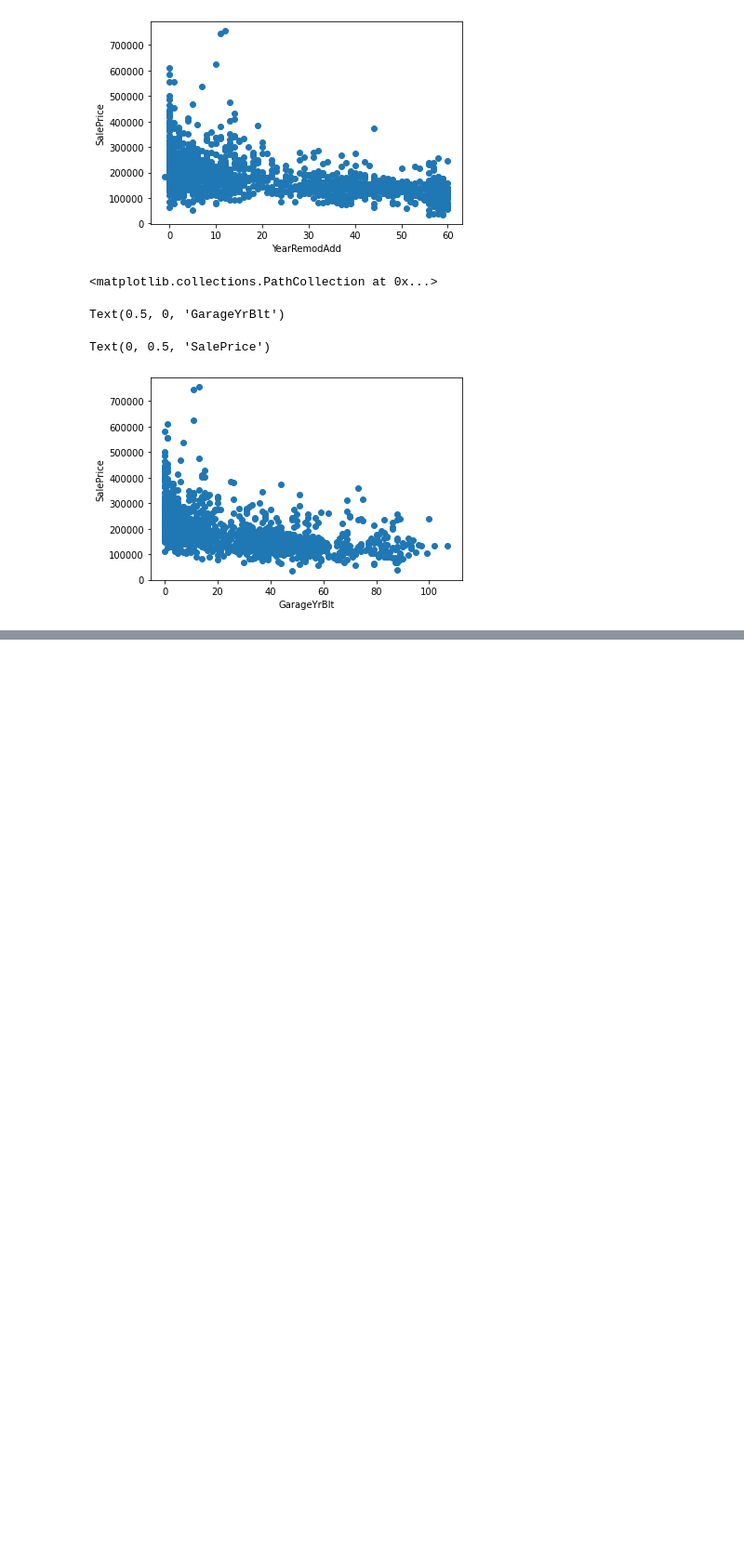
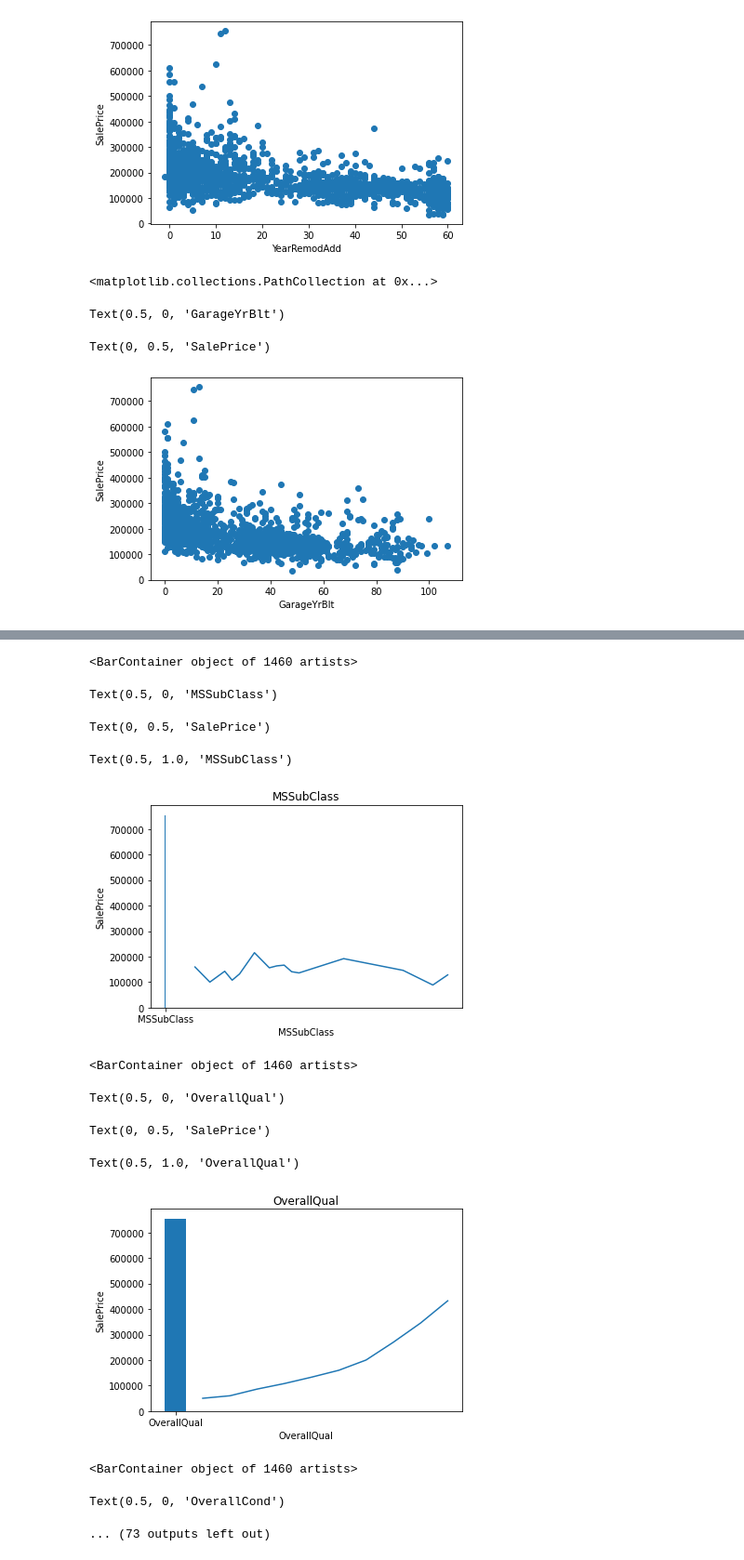
Before and after one commit to Pritesh-25/MachineLearning, a Jupyter notebook: AdvancedHousePrediction.ipynb, the cells around one changed output, grey strips where cells are left out. Shown at 93% size. Saved outputs shown, nothing was run; the diff lists cells and outputs as text; code cells hidden in the pictures; blank space fills up the shorter version.

```diff
--- a/AdvancedHousePrediction.ipynb
+++ b/AdvancedHousePrediction.ipynb
@@ -219,0 +218,4 @@ Text(0, 0.5, 'SalePrice')
+# %%
+# Assumptions --> Feature containing 25 unique values each are in the category of dicreate feature
+discreate_feature = [feature for feature in numerical_features if len(dataset[feature].unique())<25 and feature not in year_feature+['Id']]
+discreate_feature
@@ -219,0 +249,25 @@ Text(0, 0.5, 'SalePrice')
+# %%
+# find relation between discreate feature and sales Price
+data = dataset.copy()
+for feature in discreate_feature:
+  # f1 = dataset[discreate_feature]
+  # s1 = dataset['SalePrice']
+  data.groupby(feature)['SalePrice'].median().plot().bar(feature,dataset['SalePrice'])
+  plt.xlabel(feature)
+  plt.ylabel('SalePrice')
+  plt.title(feature)
+  plt.show()
+# %% [output]
+<BarContainer object of 1460 artists>
+Text(0.5, 0, 'MSSubClass')
+Text(0, 0.5, 'SalePrice')
+Text(0.5, 1.0, 'MSSubClass')
+[figure, added]
+<BarContainer object of 1460 artists>
+Text(0.5, 0, 'OverallQual')
+Text(0, 0.5, 'SalePrice')
+Text(0.5, 1.0, 'OverallQual')
+[figure, added]
+<BarContainer object of 1460 artists>
+Text(0.5, 0, 'OverallCond')
+... (73 outputs left out)
```
Also changed, not shown: parts of 5 cells of this notebook.
